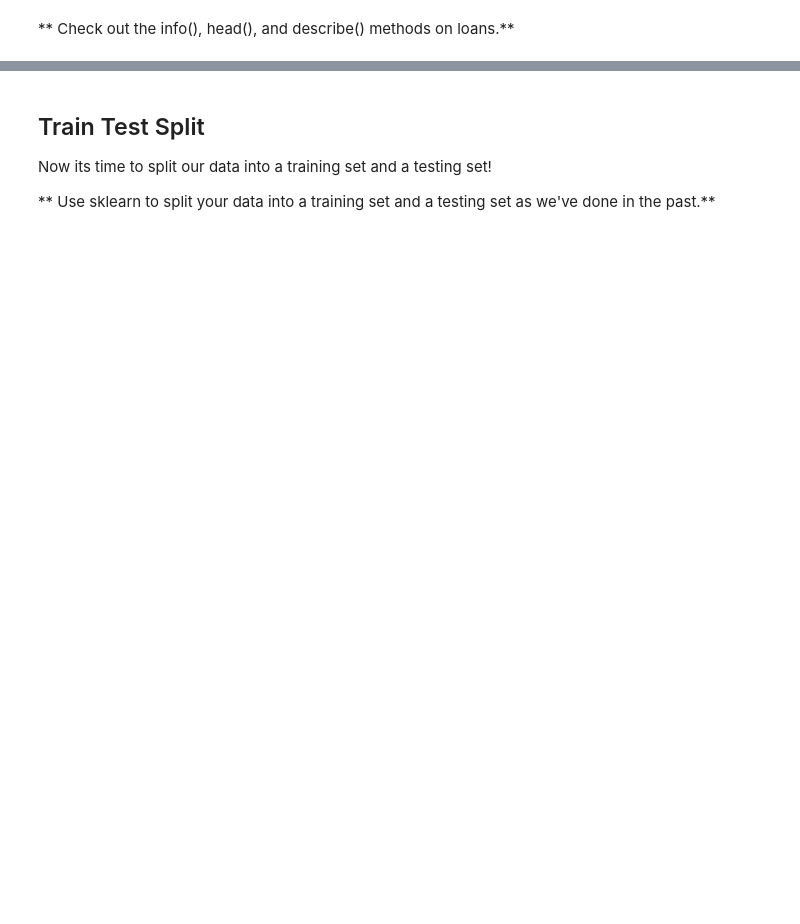
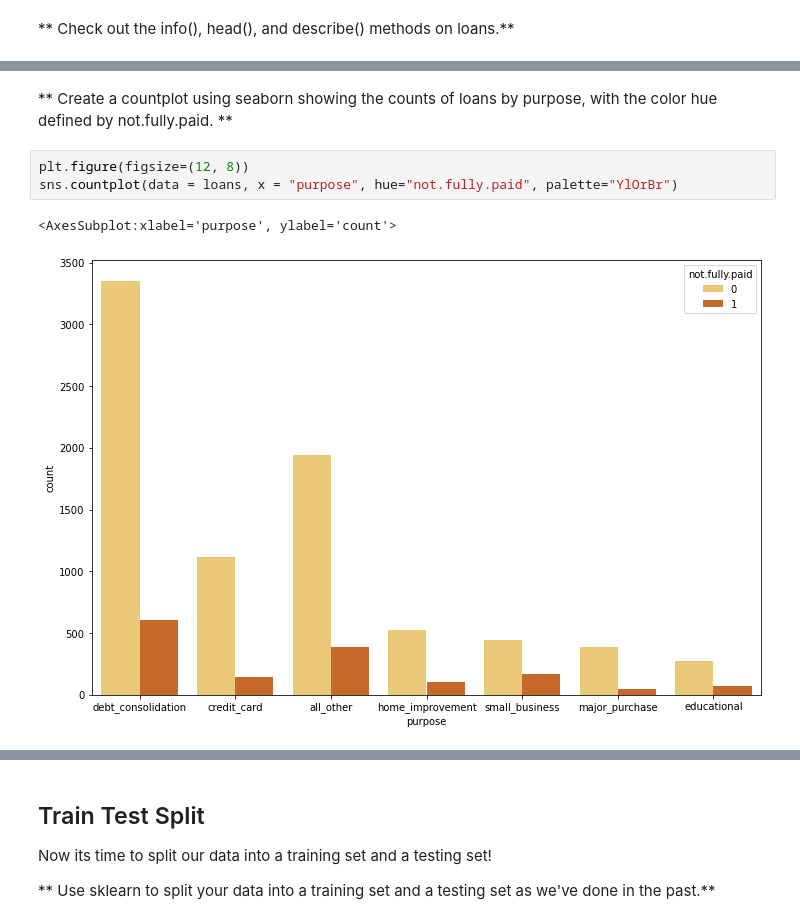
Before and after one commit to Marcelunilsson/Udemy, a Jupyter notebook: Py_DS_ML_Bootcamp/15-Decision-Trees-and-Random-Forests/02-Decision Trees and Random Forest Project.ipynb, the cells around one changed output, grey strips where cells are left out. Drawn from its saved outputs; the diff is of its cells as text; blank space fills up the shorter version.

```diff
--- a/Py_DS_ML_Bootcamp/15-Decision-Trees-and-Random-Forests/02-Decision Trees and Random Forest Project.ipynb
+++ b/Py_DS_ML_Bootcamp/15-Decision-Trees-and-Random-Forests/02-Decision Trees and Random Forest Project.ipynb
@@ -37,0 +111,8 @@ Here are what the columns represent:
+# %% [markdown]
+** Create a countplot using seaborn showing the counts of loans by purpose, with the color hue defined by not.fully.paid. **
+# %%
+plt.figure(figsize=(12, 8))
+sns.countplot(data = loans, x = "purpose", hue="not.fully.paid", palette="YlOrBr")
+# %% [output]
+<AxesSubplot:xlabel='purpose', ylabel='count'>
+[figure, added]
```
Also changed, not shown: parts of 54 cells of this notebook.
